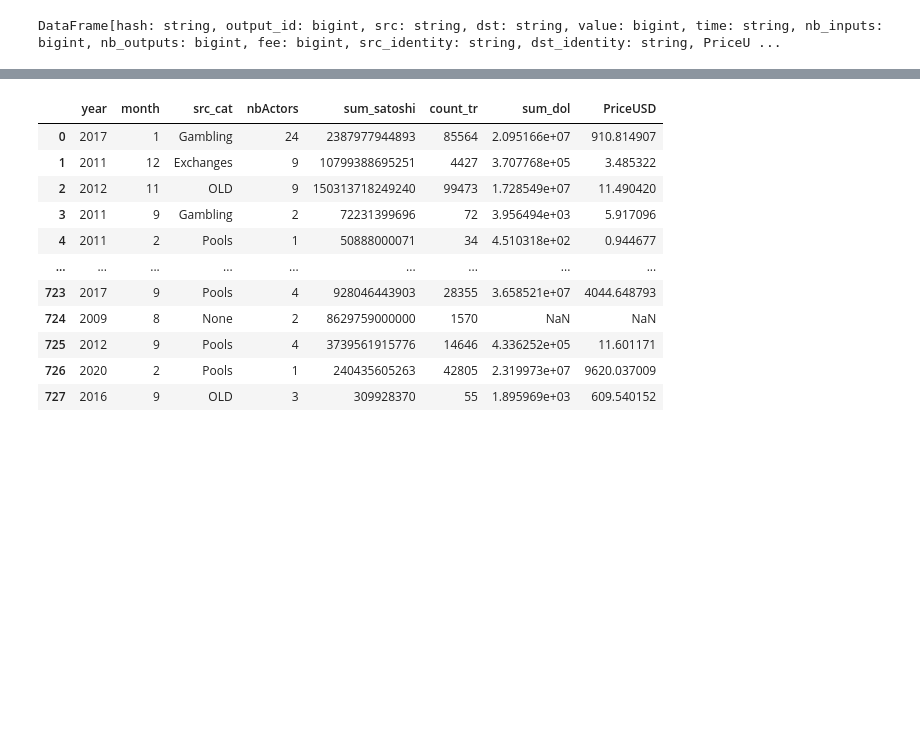
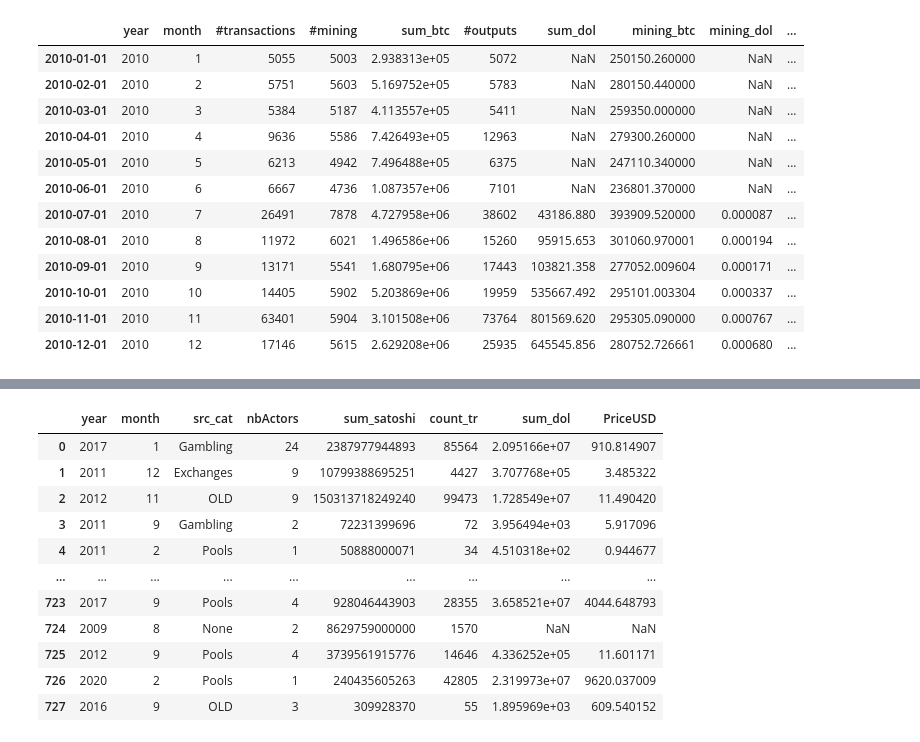
Before and after one commit to Yquetzal/bitcoin_analysis, a Jupyter notebook: analysis_categories.ipynb, the cells around one changed output, grey strips where cells are left out. Drawn from its saved outputs; the diff is of its cells as text; code cells hidden in the pictures; blank space fills up the shorter version.

```diff
--- a/analysis_categories.ipynb
+++ b/analysis_categories.ipynb
@@ -36,6 +38,20 @@ sc = spark.sparkContext
 # %%
 data= spark.read.load("/media/ssd2/bitcoinRemy/tr_everything_by_day/")
-# %%
-data
-# %% [output]
-DataFrame[hash: string, output_id: bigint, src: string, dst: string, value: bigint, time: string, nb_inputs: bigint, nb_outputs: bigint, fee: bigint, src_identity: string, dst_identity: string, PriceU ...
+# %%
+test = get_monthly_stat(data.filter(col("year")==2010))
+# %%
+test
+# %% [output]
+|  | year | month | #transactions | #mining | sum_btc | #outputs | sum_dol | mining_btc | mining_dol | ... |
+| 2010-01-01 | 2010 | 1 | 5055 | 5003 | 2.938313e+05 | 5072 | NaN | 250150.260000 | NaN | ... |
+| 2010-02-01 | 2010 | 2 | 5751 | 5603 | 5.169752e+05 | 5783 | NaN | 280150.440000 | NaN | ... |
+| 2010-03-01 | 2010 | 3 | 5384 | 5187 | 4.113557e+05 | 5411 | NaN | 259350.000000 | NaN | ... |
+| 2010-04-01 | 2010 | 4 | 9636 | 5586 | 7.426493e+05 | 12963 | NaN | 279300.260000 | NaN | ... |
+| 2010-05-01 | 2010 | 5 | 6213 | 4942 | 7.496488e+05 | 6375 | NaN | 247110.340000 | NaN | ... |
+| 2010-06-01 | 2010 | 6 | 6667 | 4736 | 1.087357e+06 | 7101 | NaN | 236801.370000 | NaN | ... |
+| 2010-07-01 | 2010 | 7 | 26491 | 7878 | 4.727958e+06 | 38602 | 43186.880 | 393909.520000 | 0.000087 | ... |
+| 2010-08-01 | 2010 | 8 | 11972 | 6021 | 1.496586e+06 | 15260 | 95915.653 | 301060.970001 | 0.000194 | ... |
+| 2010-09-01 | 2010 | 9 | 13171 | 5541 | 1.680795e+06 | 17443 | 103821.358 | 277052.009604 | 0.000171 | ... |
+| 2010-10-01 | 2010 | 10 | 14405 | 5902 | 5.203869e+06 | 19959 | 535667.492 | 295101.003304 | 0.000337 | ... |
+| 2010-11-01 | 2010 | 11 | 63401 | 5904 | 3.101508e+06 | 73764 | 801569.620 | 295305.090000 | 0.000767 | ... |
+| 2010-12-01 | 2010 | 12 | 17146 | 5615 | 2.629208e+06 | 25935 | 645545.856 | 280752.726661 | 0.000680 | ... |
```
Also changed, not shown: parts of 22 cells of this notebook, 2 other files.
